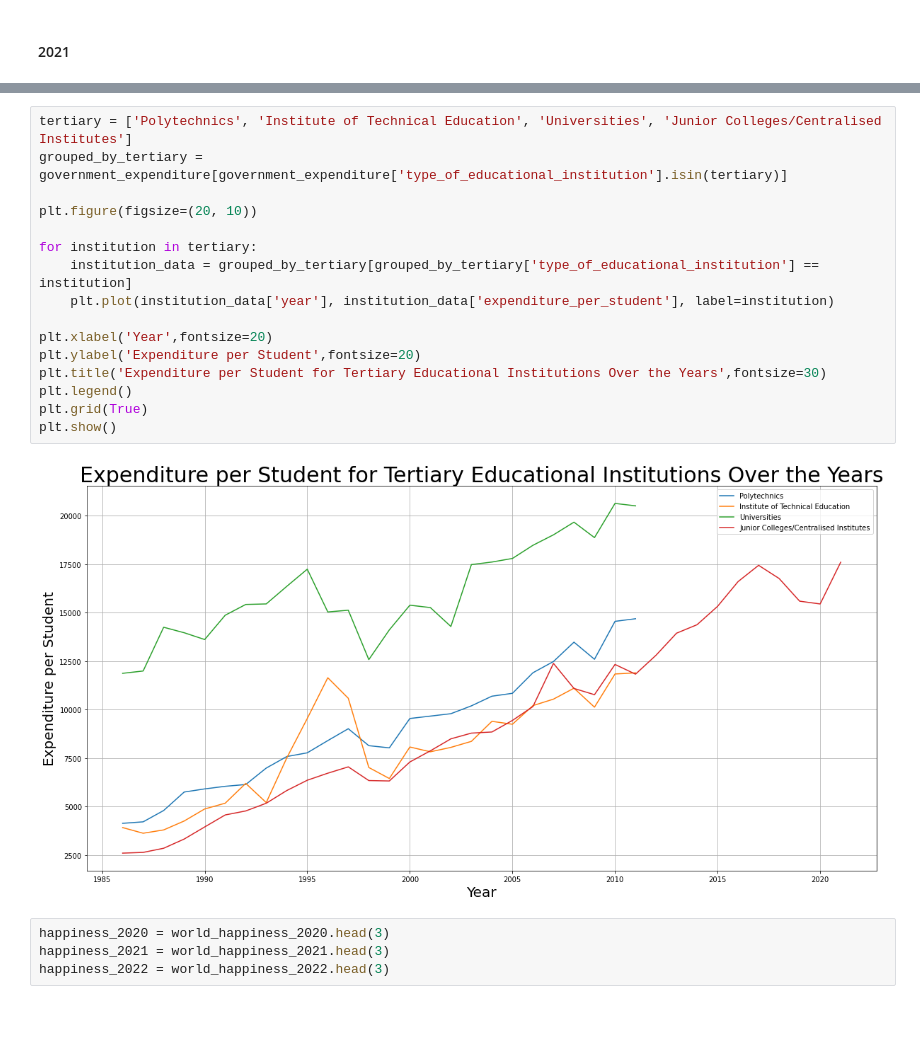
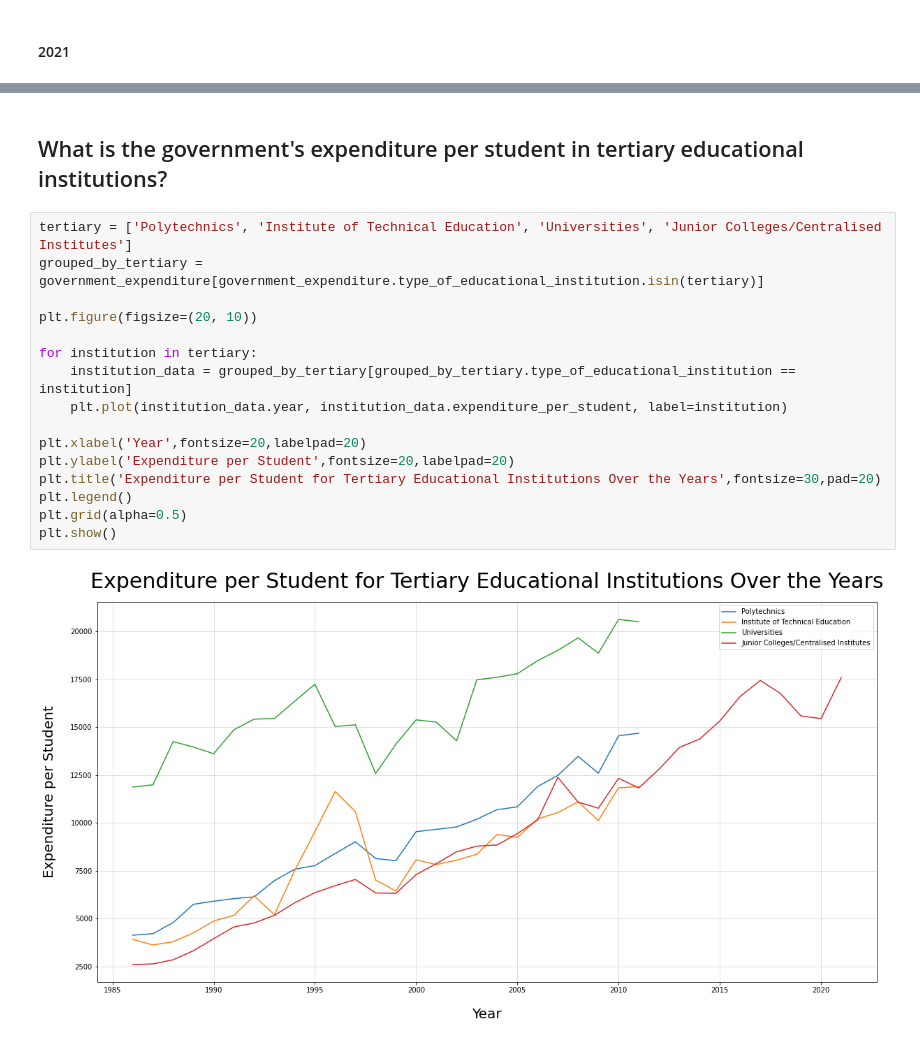
Before and after one commit to rajkaran27/PDS-CA2, a Jupyter notebook: CA2-new.ipynb, the cells around one changed output, grey strips where cells are left out. Cells and saved outputs as stored; diff of their text form; blank space fills up the shorter version.

```diff
--- a/CA2-new.ipynb
+++ b/CA2-new.ipynb
@@ -234,22 +344,20 @@ First few rows of this dataset:
+# %% [markdown]
+## What is the government's expenditure per student in tertiary educational institutions?
 # %%
 tertiary = ['Polytechnics', 'Institute of Technical Education', 'Universities', 'Junior Colleges/Centralised Institutes']
-grouped_by_tertiary = government_expenditure[government_expenditure['type_of_educational_institution'].isin(tertiary)]
+grouped_by_tertiary = government_expenditure[government_expenditure.type_of_educational_institution.isin(tertiary)]
 
 plt.figure(figsize=(20, 10))
 
 for institution in tertiary:
-    institution_data = grouped_by_tertiary[grouped_by_tertiary['type_of_educational_institution'] == institution]
-    plt.plot(institution_data['year'], institution_data['expenditure_per_student'], label=institution)
+    institution_data = grouped_by_tertiary[grouped_by_tertiary.type_of_educational_institution == institution]
+    plt.plot(institution_data.year, institution_data.expenditure_per_student, label=institution)
 
-plt.xlabel('Year',fontsize=20)
-plt.ylabel('Expenditure per Student',fontsize=20)
-plt.title('Expenditure per Student for Tertiary Educational Institutions Over the Years',fontsize=30)
+plt.xlabel('Year',fontsize=20,labelpad=20)
+plt.ylabel('Expenditure per Student',fontsize=20,labelpad=20)
+plt.title('Expenditure per Student for Tertiary Educational Institutions Over the Years',fontsize=30,pad=20)
 plt.legend()
-plt.grid(True)
+plt.grid(alpha=0.5)
 plt.show()
 # %% [output]
-[figure, old version]
+[figure, new version]
-# %%
-happiness_2020 = world_happiness_2020.head(3)
-happiness_2021 = world_happiness_2021.head(3)
-happiness_2022 = world_happiness_2022.head(3)
```
Also changed, not shown: parts of 43 cells of this notebook, 3 other files.
